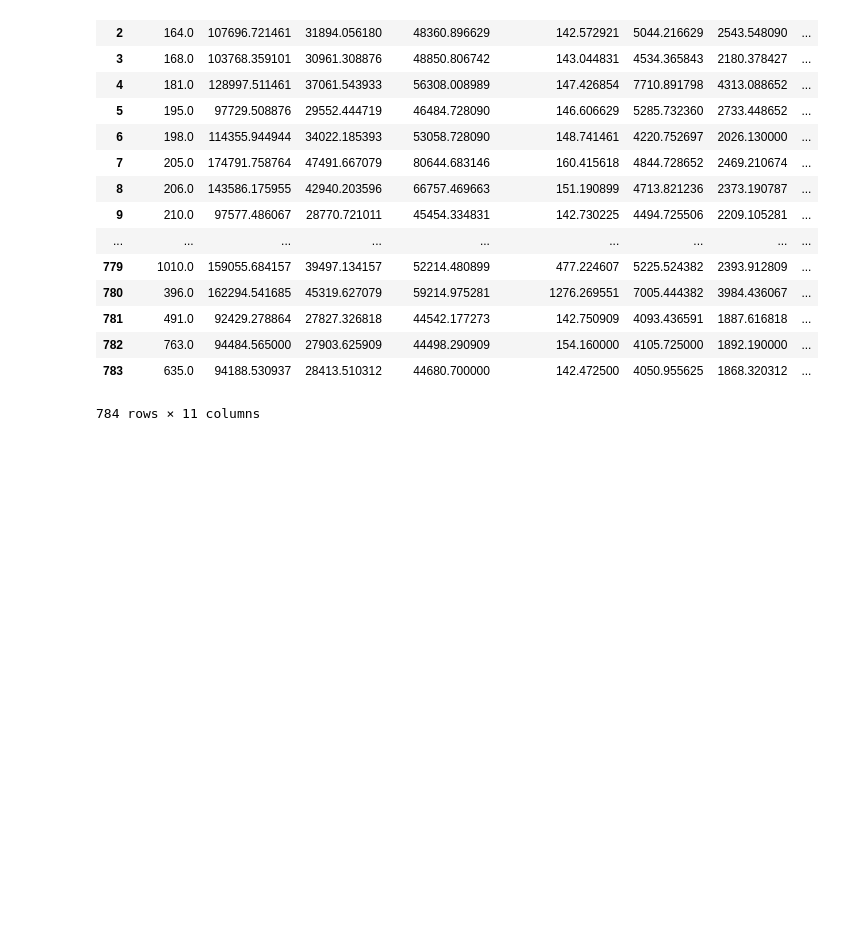
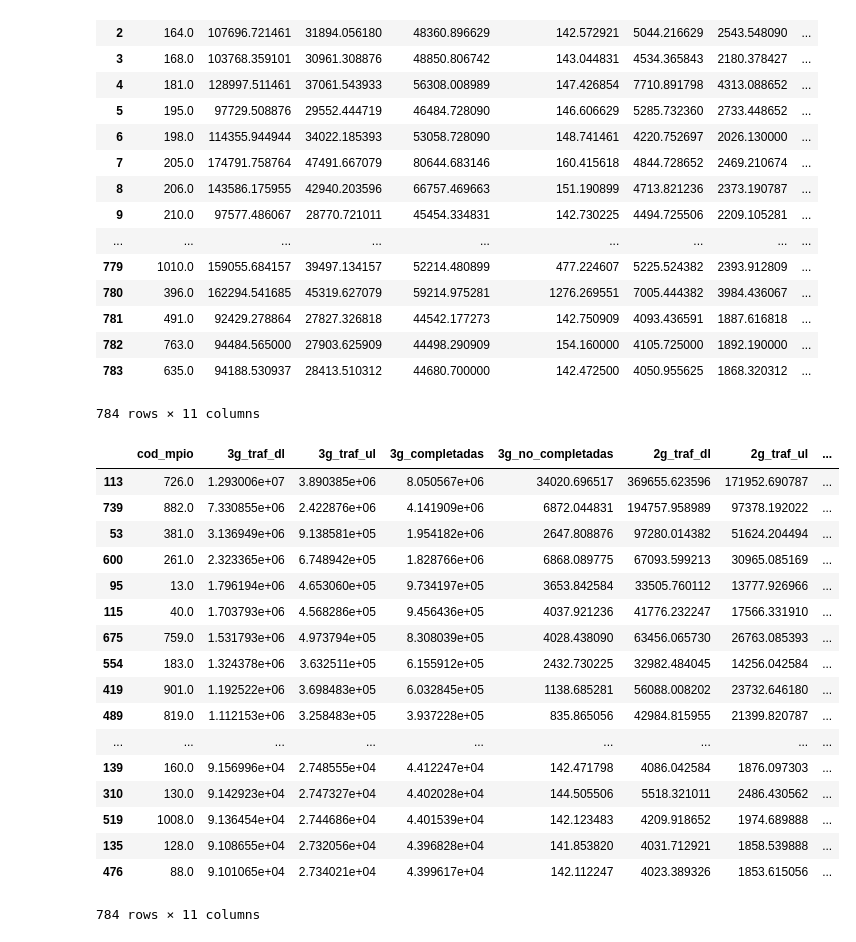
Before and after one commit to persas/Hack4Good, a Jupyter notebook: AyoseLuca.ipynb, the cells around one changed output. Drawn from its saved outputs; the diff is of its cells as text; code cells hidden in the pictures; blank space fills up the shorter version.

```diff
--- a/AyoseLuca.ipynb
+++ b/AyoseLuca.ipynb
@@ -2,9 +2,9 @@
 import numpy as np
 import pandas as pd
 # %%
-df_dwells   = pd.read_csv('hack4good_dwells.csv',sep = ',',low_memory=False)
-df_journeys = pd.read_csv('hack4good_journeys.csv',sep = ',',low_memory=False)
-df_antenas  = pd.read_csv('hack4good_antenas.csv',sep = ',',low_memory=False)
+df_dwells   = pd.read_csv('./data/hack4good_dwells.csv',sep = ',',low_memory=False)
+df_journeys = pd.read_csv('./data/hack4good_journeys.csv',sep = ',',low_memory=False)
+df_antenas  = pd.read_csv('./data/hack4good_antenas.csv',sep = ',',low_memory=False)
 # %%
 df_antenas.dropna(axis=0,how='any',inplace=True)
 df_dwells.dropna(axis=0,how='any',inplace=True)
@@ -100,3 +100,24 @@ merged_df
 | 782 | 763.0 | 94484.565000 | 27903.625909 | 44498.290909 | 154.160000 | 4105.725000 | 1892.190000 | ... |
 | 783 | 635.0 | 94188.530937 | 28413.510312 | 44680.700000 | 142.472500 | 4050.955625 | 1868.320312 | ... |
 784 rows × 11 columns
+# %%
+merged_df.sort_values(by=['3g_traf_dl','3g_traf_ul','3g_completadas','2g_traf_dl', '2g_traf_ul','2g_completadas'],ascending=False)
+# %% [output]
+|  | cod_mpio | 3g_traf_dl | 3g_traf_ul | 3g_completadas | 3g_no_completadas | 2g_traf_dl | 2g_traf_ul | ... |
+| 113 | 726.0 | 1.293006e+07 | 3.890385e+06 | 8.050567e+06 | 34020.696517 | 369655.623596 | 171952.690787 | ... |
+| 739 | 882.0 | 7.330855e+06 | 2.422876e+06 | 4.141909e+06 | 6872.044831 | 194757.958989 | 97378.192022 | ... |
+| 53 | 381.0 | 3.136949e+06 | 9.138581e+05 | 1.954182e+06 | 2647.808876 | 97280.014382 | 51624.204494 | ... |
+| 600 | 261.0 | 2.323365e+06 | 6.748942e+05 | 1.828766e+06 | 6868.089775 | 67093.599213 | 30965.085169 | ... |
+| 95 | 13.0 | 1.796194e+06 | 4.653060e+05 | 9.734197e+05 | 3653.842584 | 33505.760112 | 13777.926966 | ... |
+| 115 | 40.0 | 1.703793e+06 | 4.568286e+05 | 9.456436e+05 | 4037.921236 | 41776.232247 | 17566.331910 | ... |
+| 675 | 759.0 | 1.531793e+06 | 4.973794e+05 | 8.308039e+05 | 4028.438090 | 63456.065730 | 26763.085393 | ... |
+| 554 | 183.0 | 1.324378e+06 | 3.632511e+05 | 6.155912e+05 | 2432.730225 | 32982.484045 | 14256.042584 | ... |
+| 419 | 901.0 | 1.192522e+06 | 3.698483e+05 | 6.032845e+05 | 1138.685281 | 56088.008202 | 23732.646180 | ... |
+| 489 | 819.0 | 1.112153e+06 | 3.258483e+05 | 3.937228e+05 | 835.865056 | 42984.815955 | 21399.820787 | ... |
+| ... | ... | ... | ... | ... | ... | ... | ... | ... |
+| 139 | 160.0 | 9.156996e+04 | 2.748555e+04 | 4.412247e+04 | 142.471798 | 4086.042584 | 1876.097303 | ... |
+| 310 | 130.0 | 9.142923e+04 | 2.747327e+04 | 4.402028e+04 | 144.505506 | 5518.321011 | 2486.430562 | ... |
+| 519 | 1008.0 | 9.136454e+04 | 2.744686e+04 | 4.401539e+04 | 142.123483 | 4209.918652 | 1974.689888 | ... |
+| 135 | 128.0 | 9.108655e+04 | 2.732056e+04 | 4.396828e+04 | 141.853820 | 4031.712921 | 1858.539888 | ... |
+| 476 | 88.0 | 9.101065e+04 | 2.734021e+04 | 4.399617e+04 | 142.112247 | 4023.389326 | 1853.615056 | ... |
+784 rows × 11 columns
```
Also changed, not shown: 1 other file.
